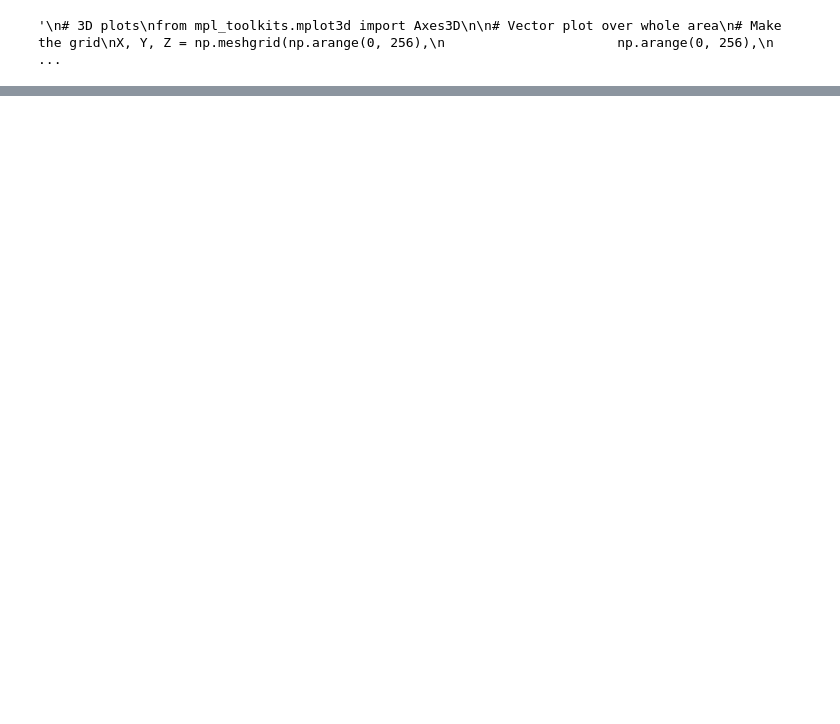
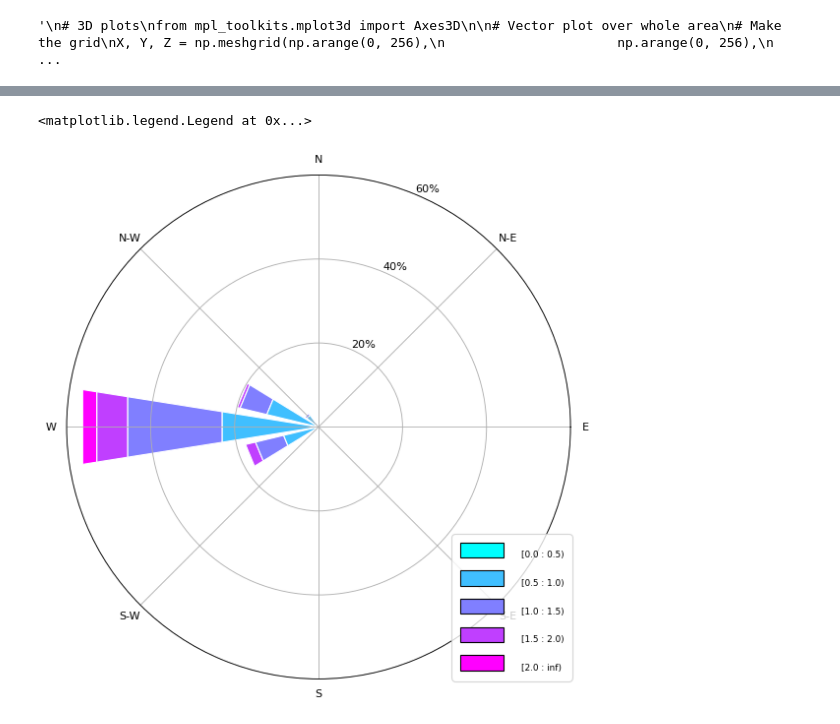
Before and after one commit to dhegedus99/MetGroupProject, a Jupyter notebook: WindNotebook.ipynb, the cells around one changed output, grey strips where cells are left out. Saved outputs shown, nothing was run; the diff lists cells and outputs as text; code cells hidden in the pictures; blank space fills up the shorter version.

Commit message:
windrose added

```diff
--- a/WindNotebook.ipynb
+++ b/WindNotebook.ipynb
@@ -313,0 +350,26 @@ ax.quiver(X, Y, Z, u, v, w)
+# %%
+#Berwick Law
+
+## Calculating the wind direction (where wind is blowing from)
+wdir=np.mod(180+np.rad2deg(np.arctan2(u, v)),360)
+
+## Creating the windrose axis - x-axis (theta axis) is wind directions
+new_labels = ["E", "N-E", "N", "N-W", "W", "S-W", "S", "S-E"]
+ax = WindroseAxes.from_ax(theta_labels=new_labels)
+
+## Plotting the speeds and directions on the windrose
+ax.bar( wdir[110:140, 110:140].flatten(),
+       wind[110:140, 110:140].flatten(),
+       normed=True, opening=0.8, edgecolor='white', cmap=cm.cool,
+       bins=np.arange(0, 2.5, 0.5)) # Bins for the wind speed
+
+## y axis (r axis) is thefrequency of a certain wind direction in percent
+ax.set_ylim(0,60)
+ax.set_yticks(np.arange(0, 70, 20))
+ax.set_yticklabels(['', '20%', '40%', '60%'], size=10)
+
+## Legend of wind speeds
+ax.set_legend(fontsize=20, loc='lower right')
+# %% [output]
+<matplotlib.legend.Legend at 0x...>
+[figure, added]
```
Also changed, not shown: parts of 11 cells of this notebook.
